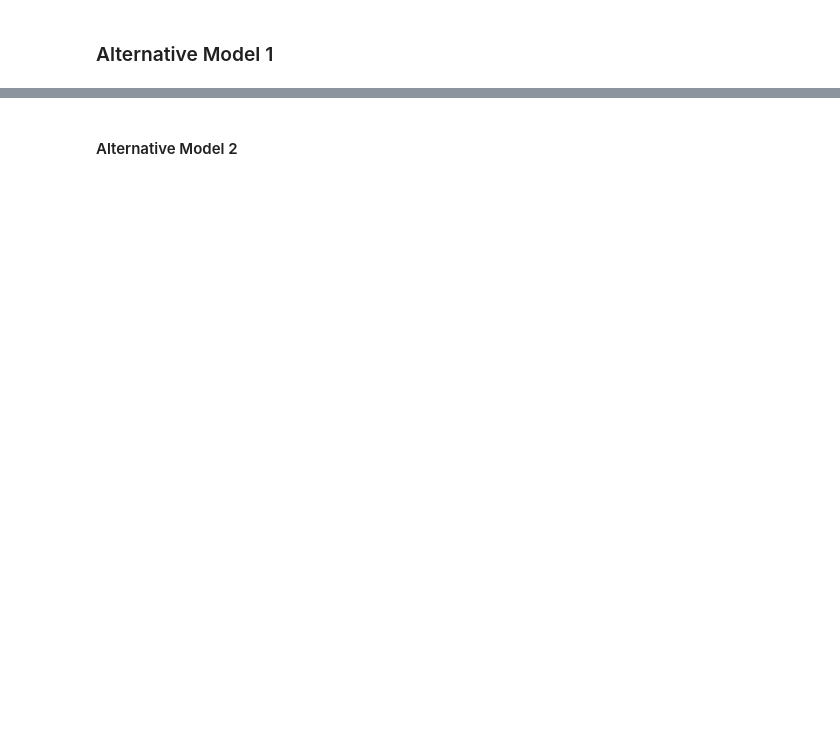
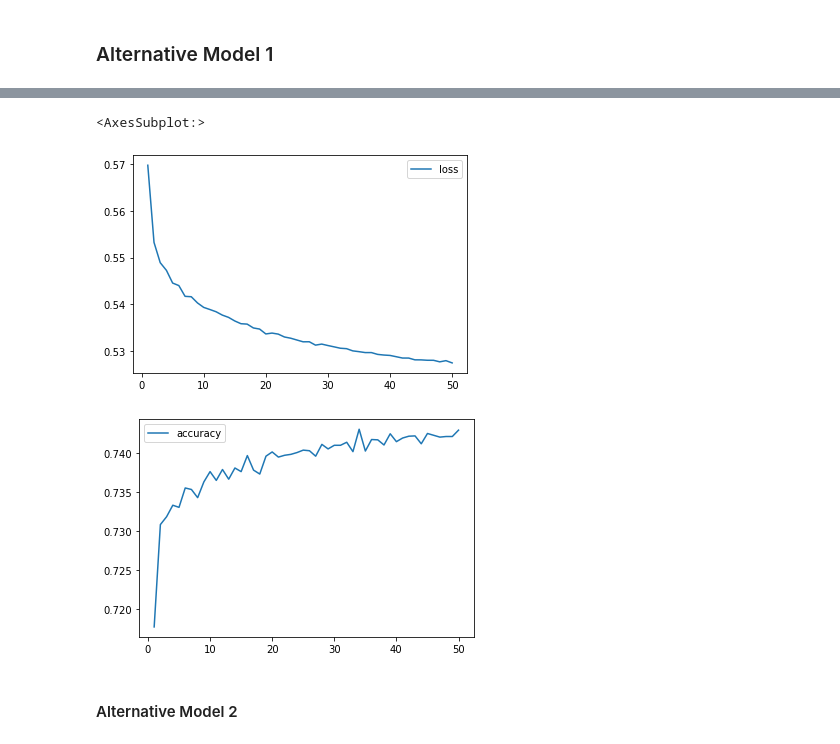
Before and after one commit to Abhishikaf/Venture_funding, a Jupyter notebook: venture_funding_with_deep_learning.ipynb, the cells around one changed output, grey strips where cells are left out. Drawn from its saved outputs; the diff is of its cells as text; code cells hidden in the pictures; blank space fills up the shorter version.

```diff
--- a/venture_funding_with_deep_learning.ipynb
+++ b/venture_funding_with_deep_learning.ipynb
@@ -380,3 +316,3 @@ hidden_nodes_layer1_A1
 # %%
 # Create the Sequential model instance
-nn_A1 = # YOUR CODE HERE
+nn_A1 = Sequential()
@@ -393,0 +319,15 @@ nn_A1 = # YOUR CODE HERE
+# %%
+# First hidden layer
+nn_A1.add(Dense(units = hidden_nodes_layer1_A1, input_dim = number_input_features, activation = 'tanh'))
+
+# Second hidden layer
+nn_A1.add(Dense(units = hidden_nodes_layer2_A1, activation = 'tanh'))
+
+# Third hidden layer
+nn_A1.add(Dense(units = hidden_nodes_layer3_A1, activation = 'tanh'))
+
+# Output layer
+nn_A1.add(Dense(units = number_output_neurons_A1, activation = 'sigmoid'))
+
+# Check the structure of the model
+nn_A1.summary()
@@ -394,6 +352,6 @@ nn_A1 = # YOUR CODE HERE
 # %%
 # Compile the Sequential model
-nn_A1.# YOUR CODE HERE
+nn_A1.compile(loss = 'binary_crossentropy', optimizer = 'adam', metrics = ['accuracy'])
 # %%
 # Fit the model using 50 epochs and the training data
-fit_model_A1 = # YOUR CODE HERE
+fit_model_A1 = nn_A1.fit(X_train_scaled, y_train, epochs = 50)
@@ -400,2 +385,11 @@ fit_model_A1 = # YOUR CODE HERE
+# %%
+df_A1 = pd.DataFrame(fit_model_A1.history, index = range(1, len(fit_model_A1.history['loss']) + 1))
+
+df_A1.plot( y = 'loss')
+df_A1.plot( y = 'accuracy')
+# %% [output]
+<AxesSubplot:>
+[figure, added]
+[figure, added]
 # %% [markdown]
 #### Alternative Model 2
```
Also changed, not shown: parts of 65 cells of this notebook, 10 other files.
